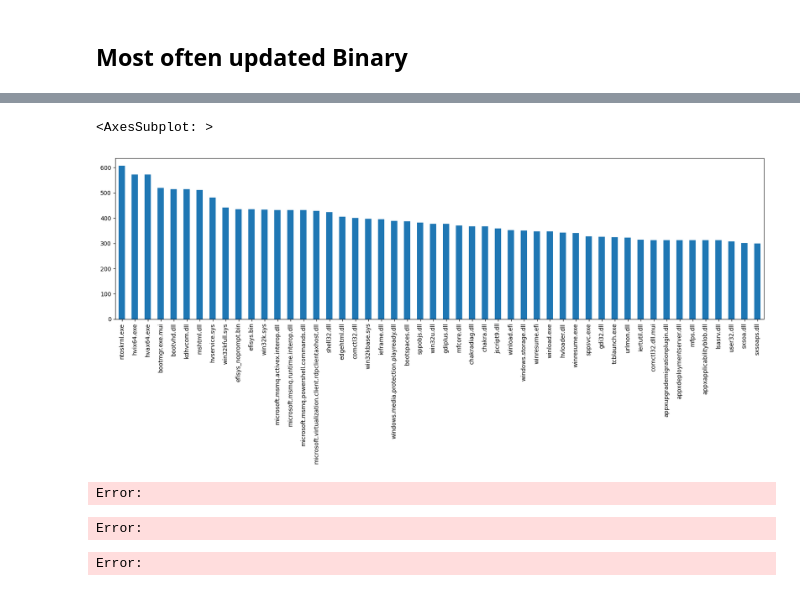
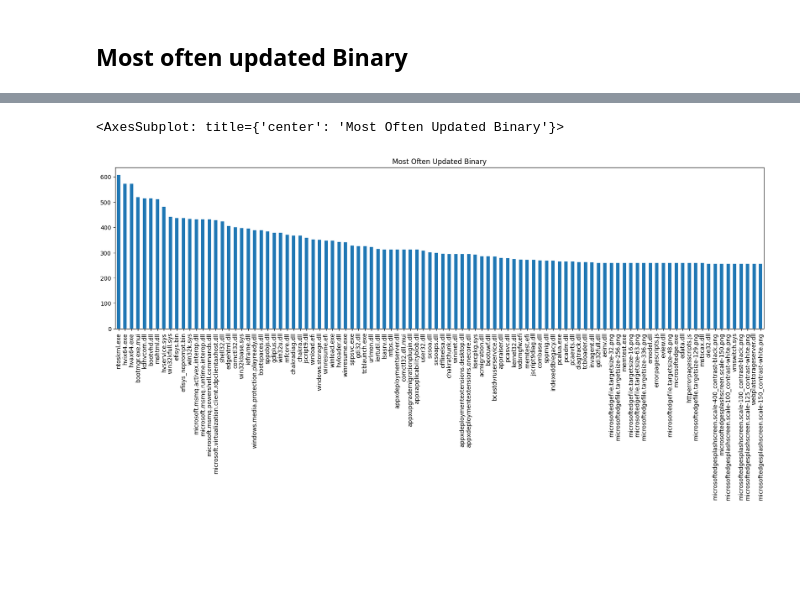
Before and after one commit to clearbluejar/cvedata, a Jupyter notebook: docs/analysis/ms_kbs.ipynb, the cells around one changed output, grey strips where cells are left out. Cells and saved outputs as stored; diff of their text form; code cells hidden in the pictures; blank space fills up the shorter version.

```diff
--- a/docs/analysis/ms_kbs.ipynb
+++ b/docs/analysis/ms_kbs.ipynb
@@ -270,8 +311,5 @@ Error:
 # %%
-freq_bins[:50].plot(kind='bar',figsize=(20,5))
+freq_bins[:100].plot(kind='bar',figsize=(20,5),title='Most Often Updated Binary')
 # %% [output]
-<AxesSubplot: >
+<AxesSubplot: title={'center': 'Most Often Updated Binary'}>
-[figure, old version]
+[figure, new version]
-Error:
-Error:
-Error:
```
Also changed, not shown: parts of 30 cells of this notebook.
